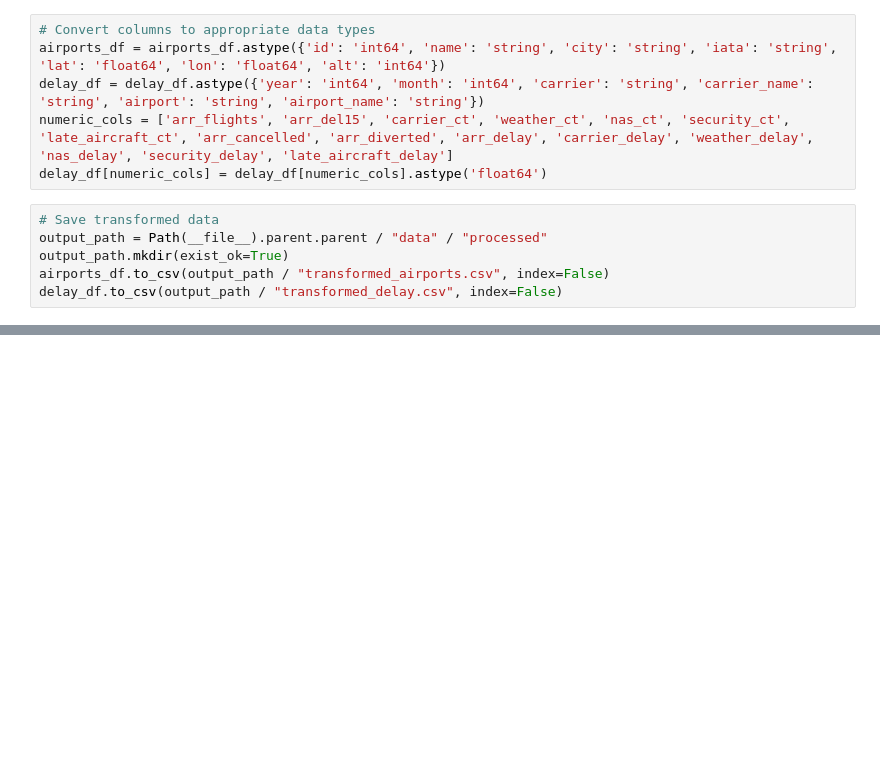
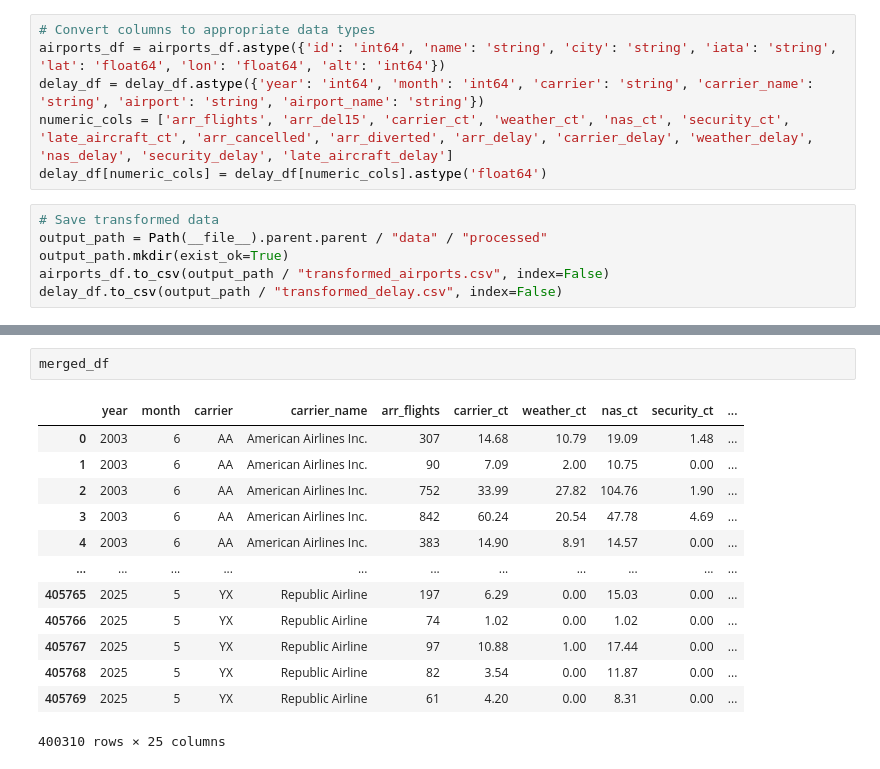
Before and after one commit to sg673/capstone, a Jupyter notebook: etl_process/notebooks/transform.ipynb, the cells around one changed output, grey strips where cells are left out. Cells and saved outputs as stored; diff of their text form; blank space fills up the shorter version.

```diff
--- a/etl_process/notebooks/transform.ipynb
+++ b/etl_process/notebooks/transform.ipynb
@@ -88,0 +242,16 @@ clean_data
+# %%
+merged_df
+# %% [output]
+|  | year | month | carrier | carrier_name | arr_flights | carrier_ct | weather_ct | nas_ct | security_ct | ... |
+| 0 | 2003 | 6 | AA | American Airlines Inc. | 307 | 14.68 | 10.79 | 19.09 | 1.48 | ... |
+| 1 | 2003 | 6 | AA | American Airlines Inc. | 90 | 7.09 | 2.00 | 10.75 | 0.00 | ... |
+| 2 | 2003 | 6 | AA | American Airlines Inc. | 752 | 33.99 | 27.82 | 104.76 | 1.90 | ... |
+| 3 | 2003 | 6 | AA | American Airlines Inc. | 842 | 60.24 | 20.54 | 47.78 | 4.69 | ... |
+| 4 | 2003 | 6 | AA | American Airlines Inc. | 383 | 14.90 | 8.91 | 14.57 | 0.00 | ... |
+| ... | ... | ... | ... | ... | ... | ... | ... | ... | ... | ... |
+| 405765 | 2025 | 5 | YX | Republic Airline | 197 | 6.29 | 0.00 | 15.03 | 0.00 | ... |
+| 405766 | 2025 | 5 | YX | Republic Airline | 74 | 1.02 | 0.00 | 1.02 | 0.00 | ... |
+| 405767 | 2025 | 5 | YX | Republic Airline | 97 | 10.88 | 1.00 | 17.44 | 0.00 | ... |
+| 405768 | 2025 | 5 | YX | Republic Airline | 82 | 3.54 | 0.00 | 11.87 | 0.00 | ... |
+| 405769 | 2025 | 5 | YX | Republic Airline | 61 | 4.20 | 0.00 | 8.31 | 0.00 | ... |
+400310 rows × 25 columns
```
Also changed, not shown: parts of 9 cells of this notebook.
